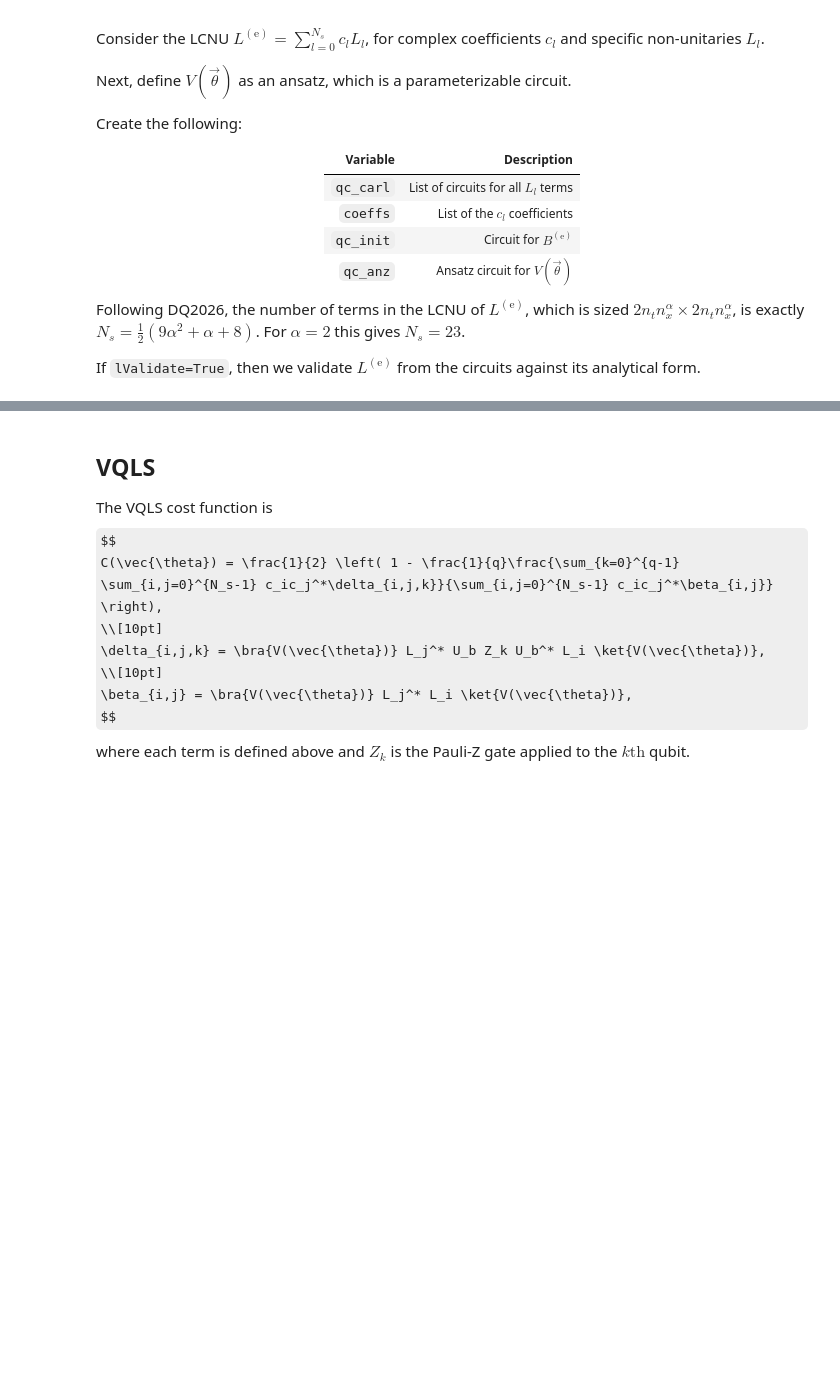
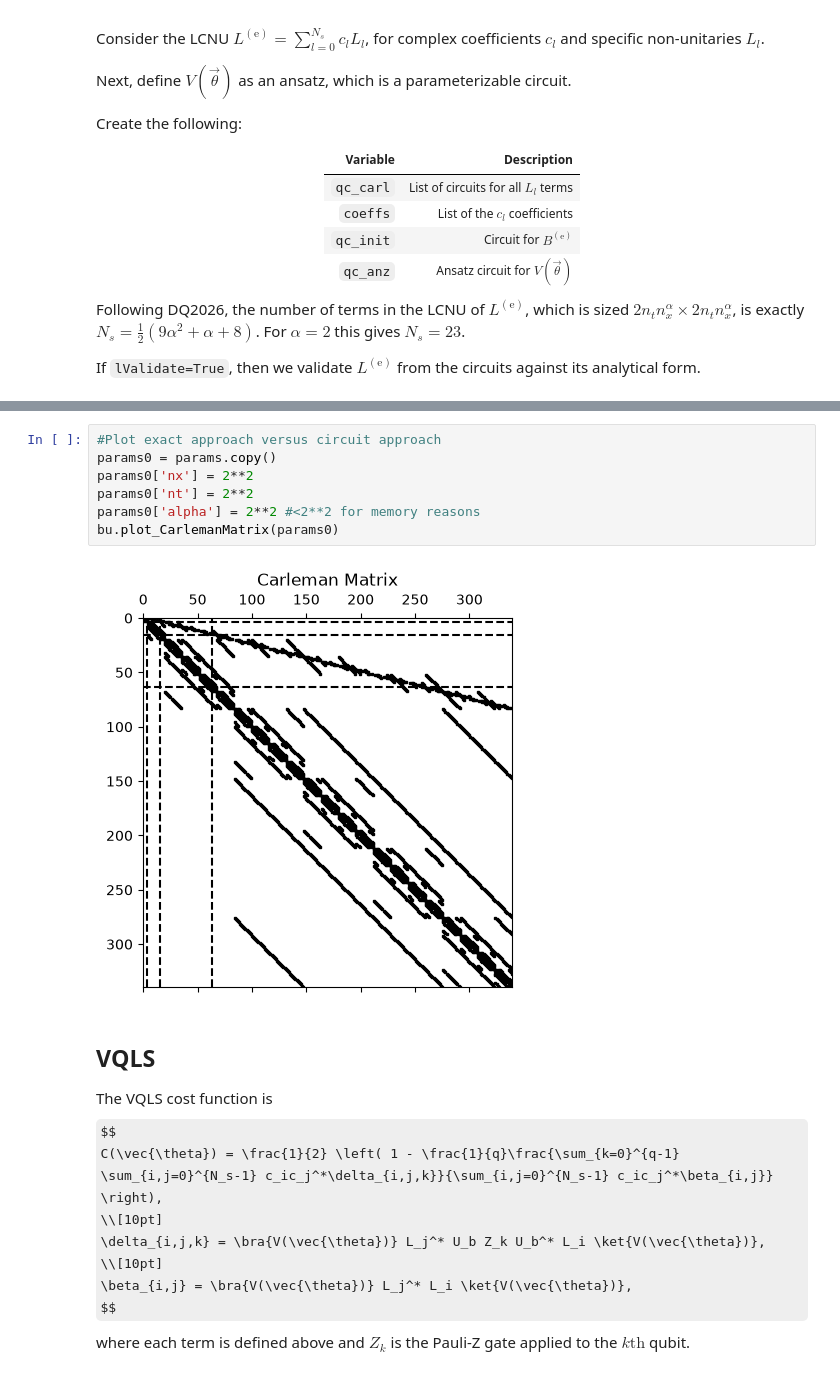
Before and after one commit to Abeynaya/qce26-lcnu-tutorial, a Jupyter notebook: Solve_Burgers.ipynb, the cells around one changed output, grey strips where cells are left out. Drawn from its saved outputs; the diff is of its cells as text; some formulas as TeX source; blank space fills up the shorter version.

```diff
--- a/Solve_Burgers.ipynb
+++ b/Solve_Burgers.ipynb
@@ -202,3 +209,12 @@ Successful validation, error is  0.0
+# %%
+#Plot exact approach versus circuit approach
+params0 = params.copy()
+params0['nx'] = 2**2
+params0['nt'] = 2**2
+params0['alpha'] = 2**2 #<2**2 for memory reasons
+bu.plot_CarlemanMatrix(params0)
+# %% [output]
+[figure, added]
 # %% [markdown]
 ## VQLS
 
```
Also changed, not shown: parts of 7 cells of this notebook, 3 other files.
